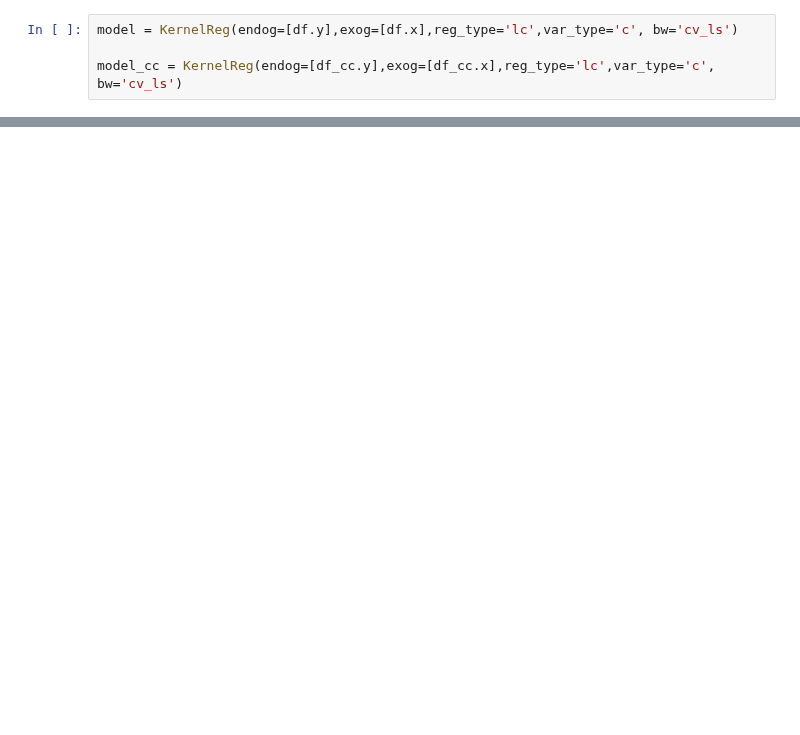
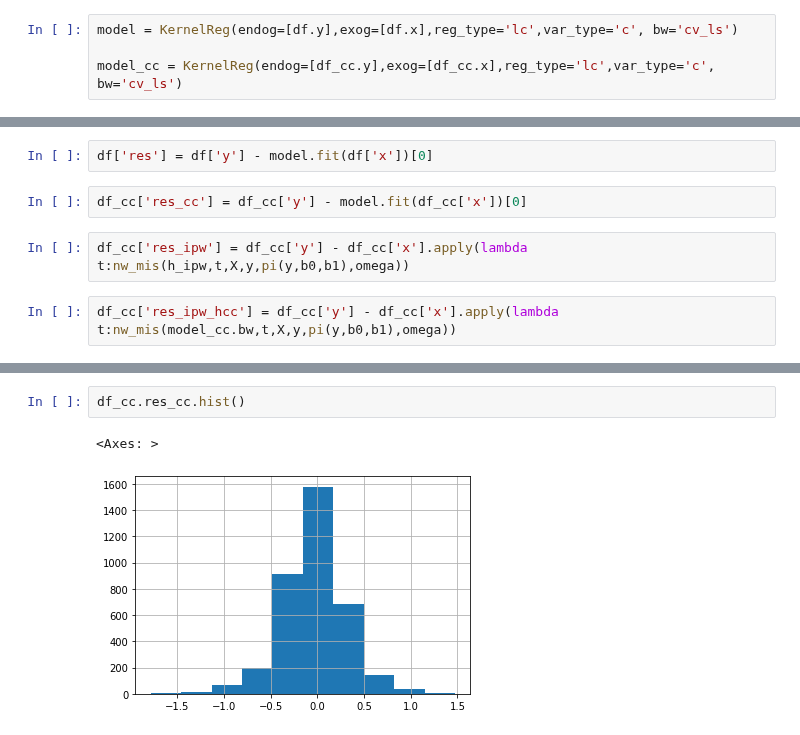
Before and after one commit to QuantLet/np_var_mis, a Jupyter notebook: regression_hopt.ipynb, the cells around one changed output, grey strips where cells are left out. Saved outputs shown, nothing was run; the diff lists cells and outputs as text; blank space fills up the shorter version.

```diff
--- a/regression_hopt.ipynb
+++ b/regression_hopt.ipynb
@@ -173,0 +190,8 @@ array([0.06794479])
+# %%
+df['res'] = df['y'] - model.fit(df['x'])[0]
+# %%
+df_cc['res_cc'] = df_cc['y'] - model.fit(df_cc['x'])[0]
+# %%
+df_cc['res_ipw'] = df_cc['y'] - df_cc['x'].apply(lambda t:nw_mis(h_ipw,t,X,y,pi(y,b0,b1),omega))
+# %%
+df_cc['res_ipw_hcc'] = df_cc['y'] - df_cc['x'].apply(lambda t:nw_mis(model_cc.bw,t,X,y,pi(y,b0,b1),omega))
@@ -173,0 +210,5 @@ array([0.06794479])
+# %%
+df_cc.res_cc.hist()
+# %% [output]
+<Axes: >
+[figure, added]
```
Also changed, not shown: parts of 22 cells of this notebook, 12 other files.
